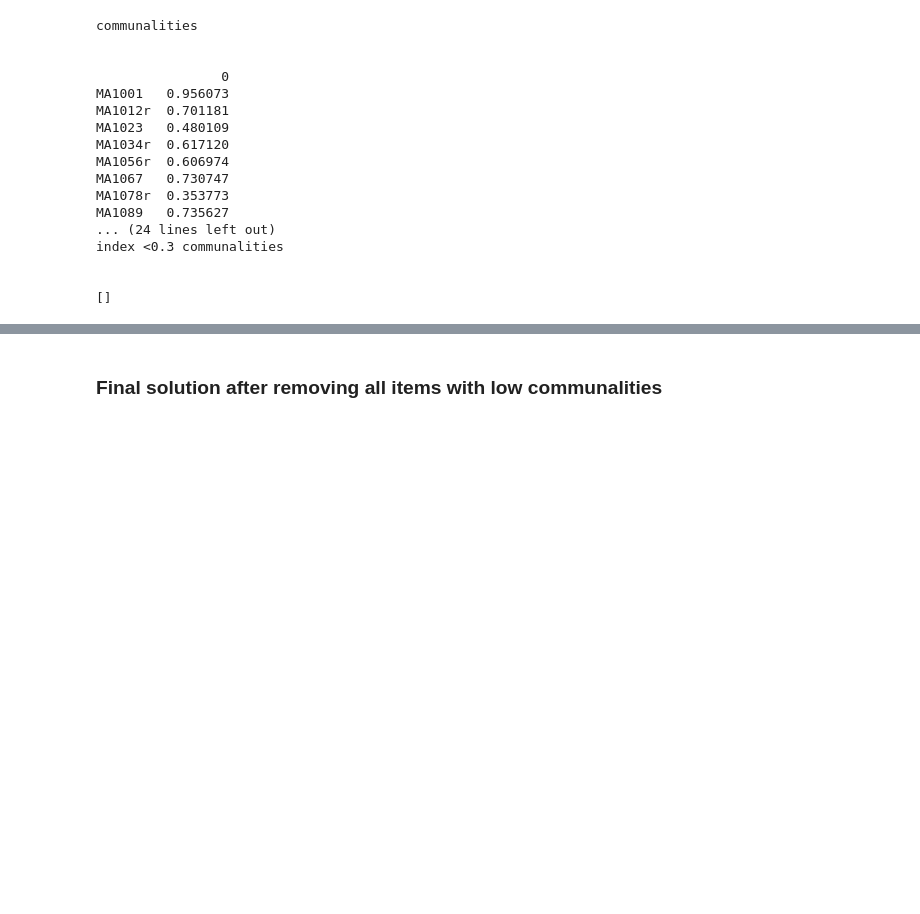
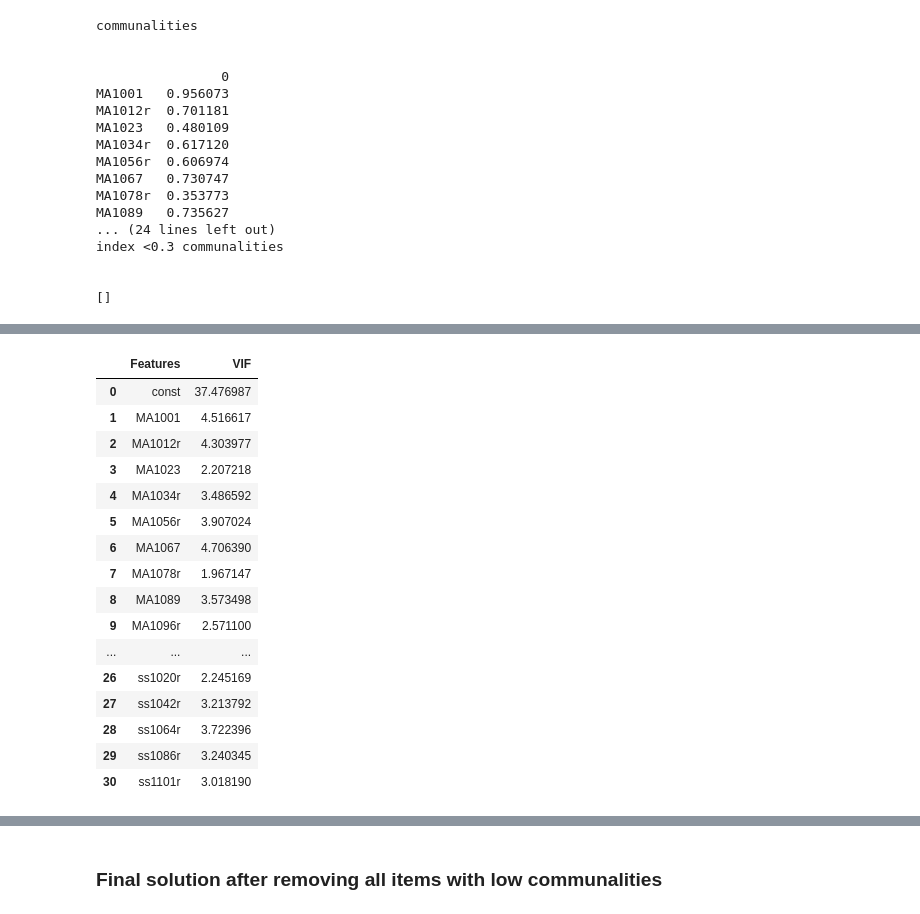
Before and after one commit to anproulx/PSY-6002, a Jupyter notebook: cleaned_FA_megafonction _assump_added.ipynb, the cells around one changed output, grey strips where cells are left out. Saved outputs shown, nothing was run; the diff lists cells and outputs as text; code cells hidden in the pictures; blank space fills up the shorter version.

```diff
--- a/cleaned_FA_megafonction _assump_added.ipynb
+++ b/cleaned_FA_megafonction _assump_added.ipynb
@@ -1390,0 +1499,23 @@ index <0.3 communalities
+# %%
+#Compute the VIF
+#Add a constant to the dataframe
+
+compute_vif(add_constant(df_final.dropna()))
+# %% [output]
+|  | Features | VIF |
+| 0 | const | 37.476987 |
+| 1 | MA1001 | 4.516617 |
+| 2 | MA1012r | 4.303977 |
+| 3 | MA1023 | 2.207218 |
+| 4 | MA1034r | 3.486592 |
+| 5 | MA1056r | 3.907024 |
+| 6 | MA1067 | 4.706390 |
+| 7 | MA1078r | 1.967147 |
+| 8 | MA1089 | 3.573498 |
+| 9 | MA1096r | 2.571100 |
+| ... | ... | ... |
+| 26 | ss1020r | 2.245169 |
+| 27 | ss1042r | 3.213792 |
+| 28 | ss1064r | 3.722396 |
+| 29 | ss1086r | 3.240345 |
+| 30 | ss1101r | 3.018190 |
```
Also changed, not shown: parts of 29 cells of this notebook.
